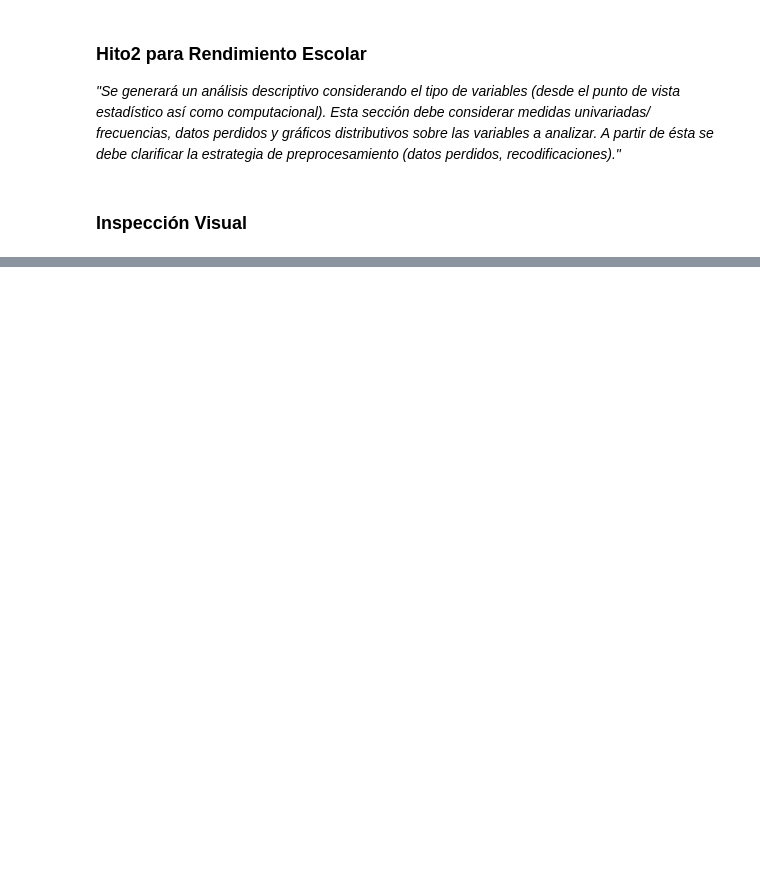
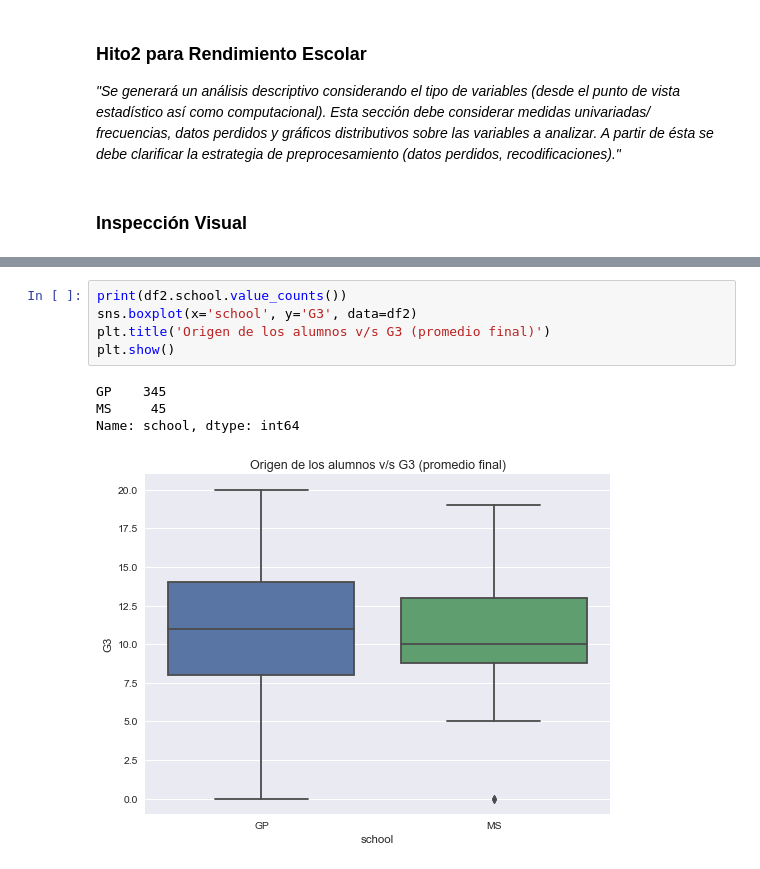
Before and after one commit to antosource/CursoDataScience, a Jupyter notebook: FundamentosDataScience/PruebaSalida/Hito2/Rendimiento_escolar.ipynb, the cells around one changed output, grey strips where cells are left out. Cells and saved outputs as stored; diff of their text form; blank space fills up the shorter version.

```diff
--- a/FundamentosDataScience/PruebaSalida/Hito2/Rendimiento_escolar.ipynb
+++ b/FundamentosDataScience/PruebaSalida/Hito2/Rendimiento_escolar.ipynb
@@ -64,0 +181,10 @@ Name: G1, dtype: int64
+# %%
+print(df2.school.value_counts())
+sns.boxplot(x='school', y='G3', data=df2)
+plt.title('Origen de los alumnos v/s G3 (promedio final)')
+plt.show()
+# %% [output]
+GP    345
+MS     45
+Name: school, dtype: int64
+[figure, added]
```
Also changed, not shown: parts of 24 cells of this notebook, 1 other file.
